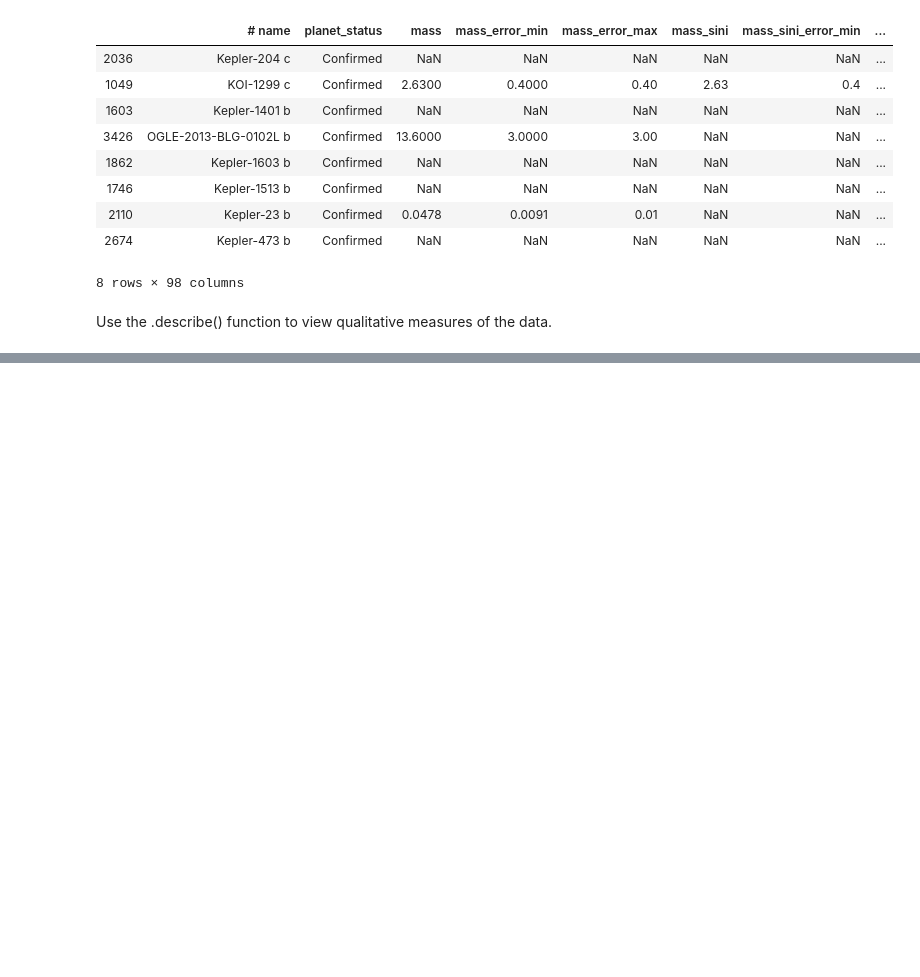
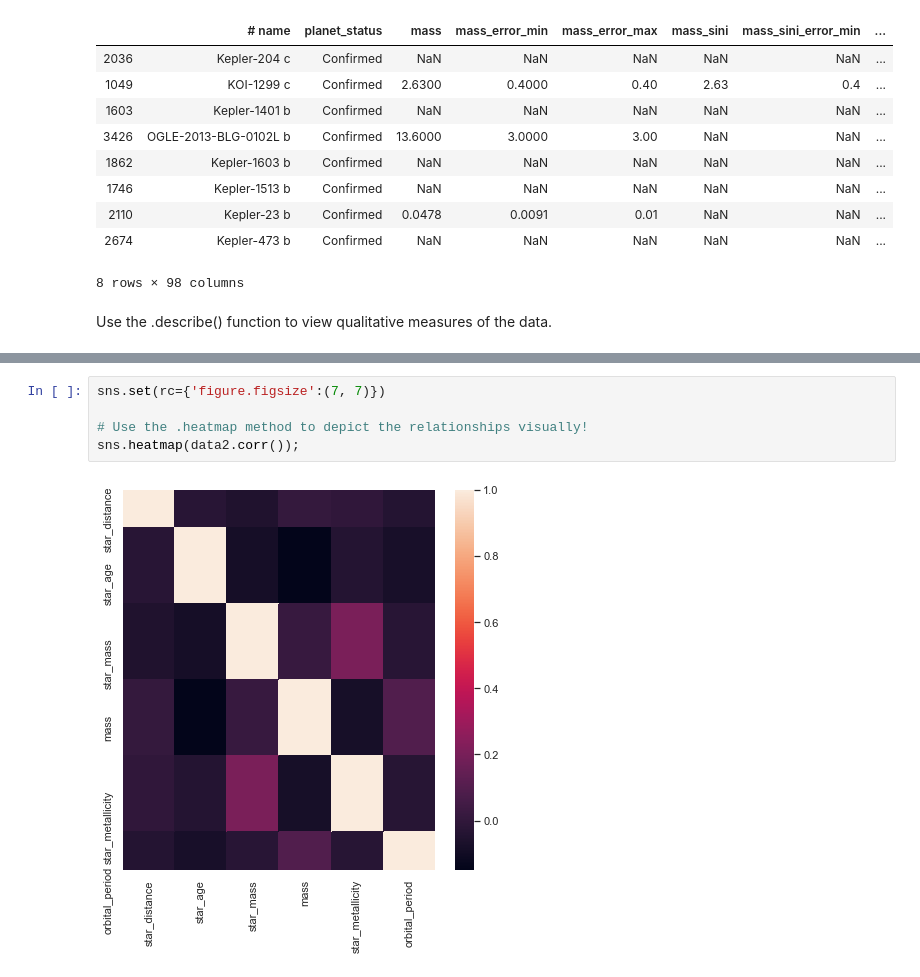
Before and after one commit to karenkathryn/blog-An_EDA_checklist, a Jupyter notebook: notebooks/Untitled.ipynb, the cells around one changed output, grey strips where cells are left out. Saved outputs shown, nothing was run; the diff lists cells and outputs as text; blank space fills up the shorter version.

```diff
--- a/notebooks/Untitled.ipynb
+++ b/notebooks/Untitled.ipynb
@@ -86,0 +163,7 @@ df.describe()
+# %%
+sns.set(rc={'figure.figsize':(7, 7)})
+
+# Use the .heatmap method to depict the relationships visually!
+sns.heatmap(data2.corr());
+# %% [output]
+[figure, added]
```
Also changed, not shown: parts of 8 cells of this notebook.
